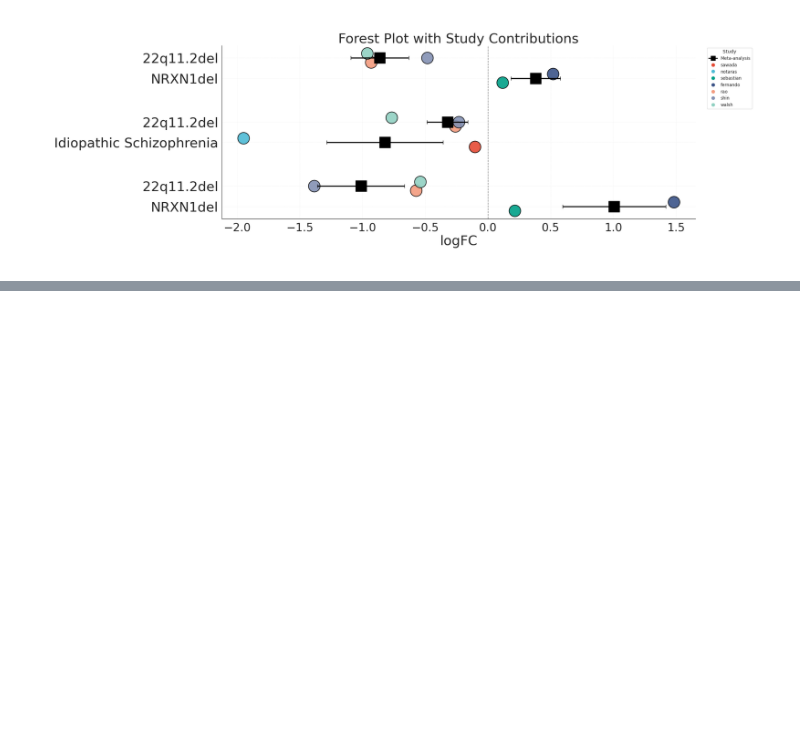
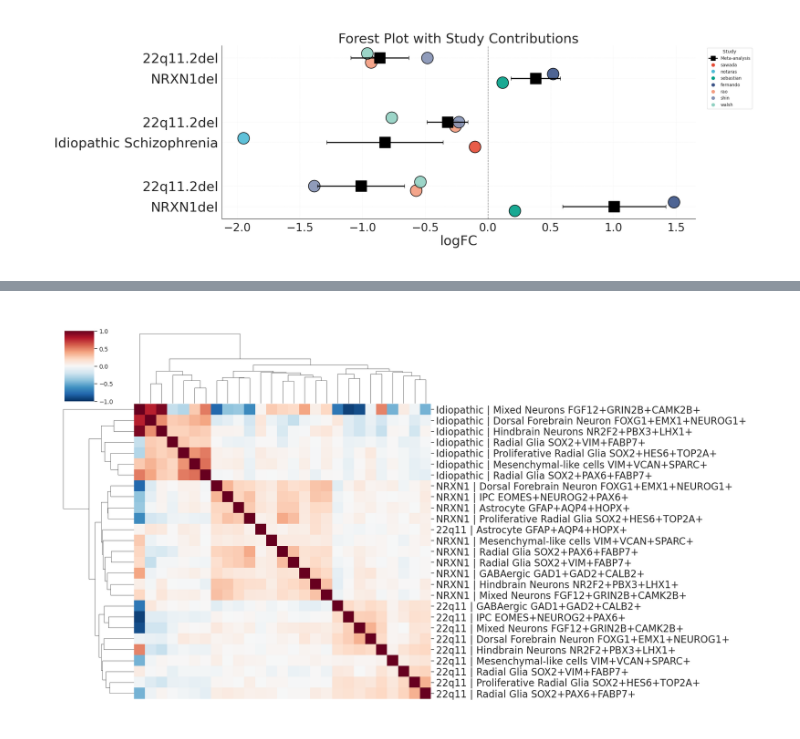
Before and after one commit to deepak-kaji/schizophrenia_organoid_convergence, a Jupyter notebook: Figures/Figure_4-Shared_Divergent.ipynb, the cells around one changed output, grey strips where cells are left out. Cells and saved outputs as stored; diff of their text form; code cells hidden in the pictures; blank space fills up the shorter version.

```diff
--- a/Figures/Figure_4-Shared_Divergent.ipynb
+++ b/Figures/Figure_4-Shared_Divergent.ipynb
@@ -1455,0 +1494,29 @@ plt.show()
+# %%
+idiopathic_mat = dge_idiopathic.pivot_table(index='assay', columns='ID', values='estimate')
+idiopathic_mat.index = 'Idiopathic | ' + idiopathic_mat.index
+
+x22q11_mat = dge_22q11.pivot_table(index='assay', columns='ID', values='estimate')
+x22q11_mat.index = '22q11 | ' + x22q11_mat.index
+
+nrxn1_mat = dge_nrxn1.pivot_table(index='assay', columns='ID', values='estimate')
+nrxn1_mat.index = 'NRXN1 | ' + nrxn1_mat.index
+
+all_dx_celltype = pd.concat([idiopathic_mat, x22q11_mat, nrxn1_mat], axis=0)
+# %%
+g = sns.clustermap(
+    all_dx_celltype.T.corr(),
+    cmap='RdBu_r',
+    vmin=-1,
+    vmax=1,
+    figsize=(13.5, 9),
+    xticklabels=False)
+
+g.ax_heatmap.set_ylabel('')
+g.ax_heatmap.set_xlabel('')
+g.ax_heatmap.tick_params(axis='y', labelsize=16)
+
+# save figure
+g.savefig("/home/deepak/datasets/scz_meta_analysis/panels/Fig_4_disease_celltype_clustermap.svg",
+          dpi=300, bbox_inches='tight')
+# %% [output]
+[figure, added]
```
Also changed, not shown: parts of 11 cells of this notebook, 5 other files.
